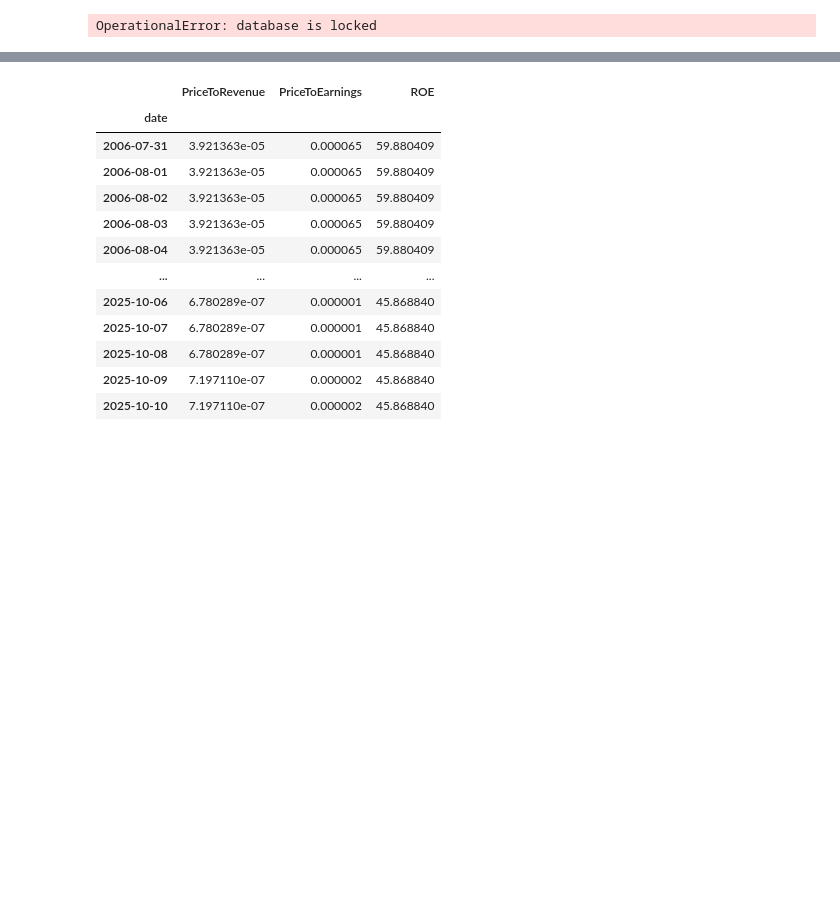
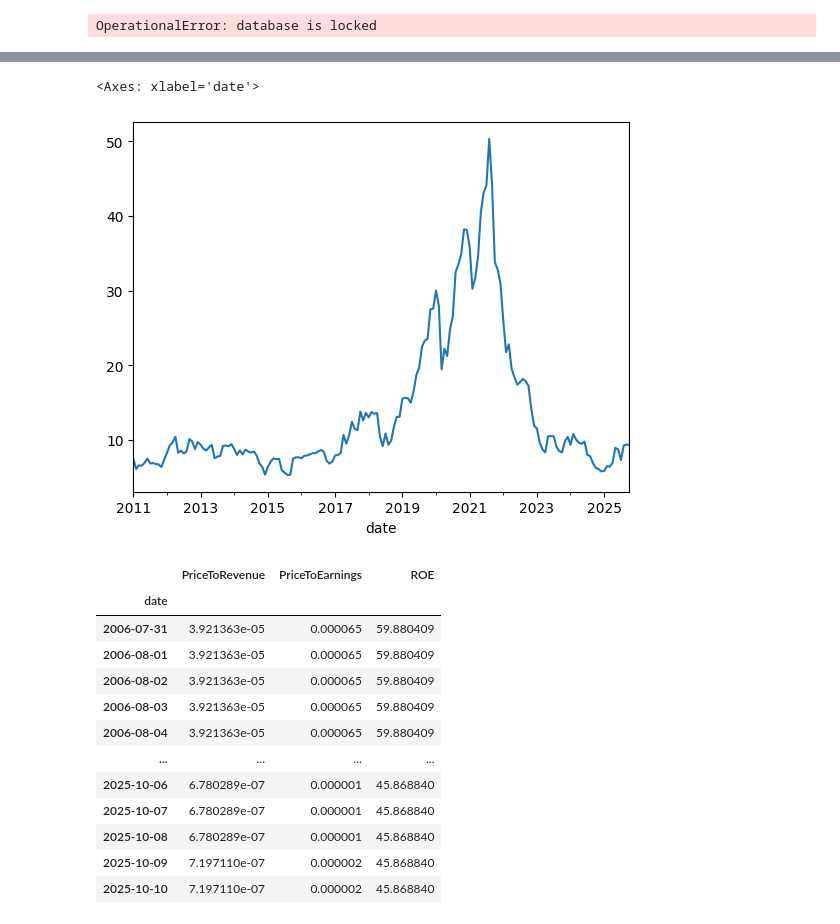
Before and after one commit to faustostangler/FLY, a Jupyter notebook: playgroung.ipynb, the cells around one changed output, grey strips where cells are left out. Saved outputs shown, nothing was run; the diff lists cells and outputs as text; code cells hidden in the pictures; blank space fills up the shorter version.

```diff
--- a/playgroung.ipynb
+++ b/playgroung.ipynb
@@ -1342,3 +1347,8 @@ df
+# %%
+df['99.3.close - stock_3'].plot()
+# %% [output]
+<Axes: xlabel='date'>
+[figure, added]
 # %%
 r = calculate_ratios(q, s)
 r
```
Also changed, not shown: parts of 2 cells of this notebook, 5 other files.
